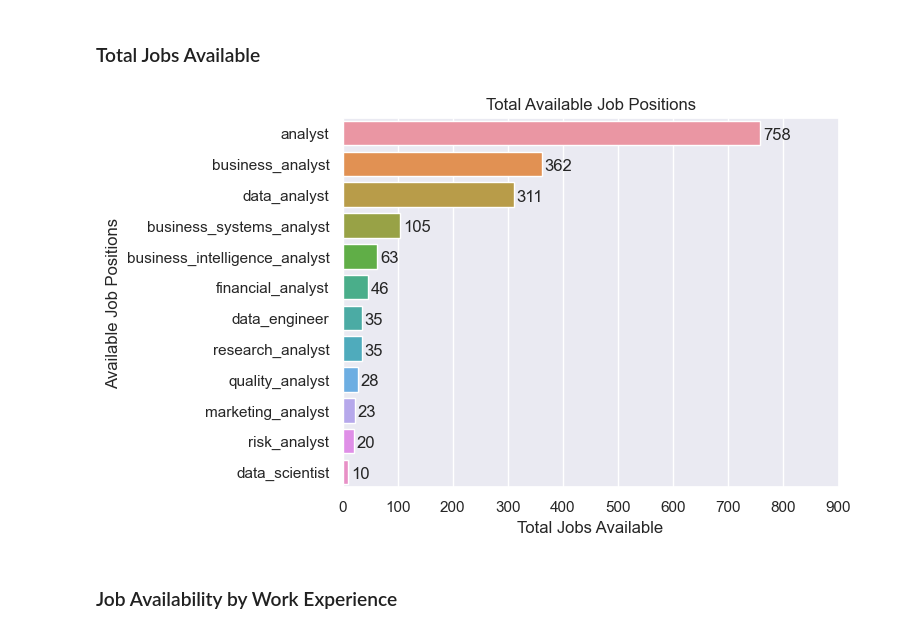
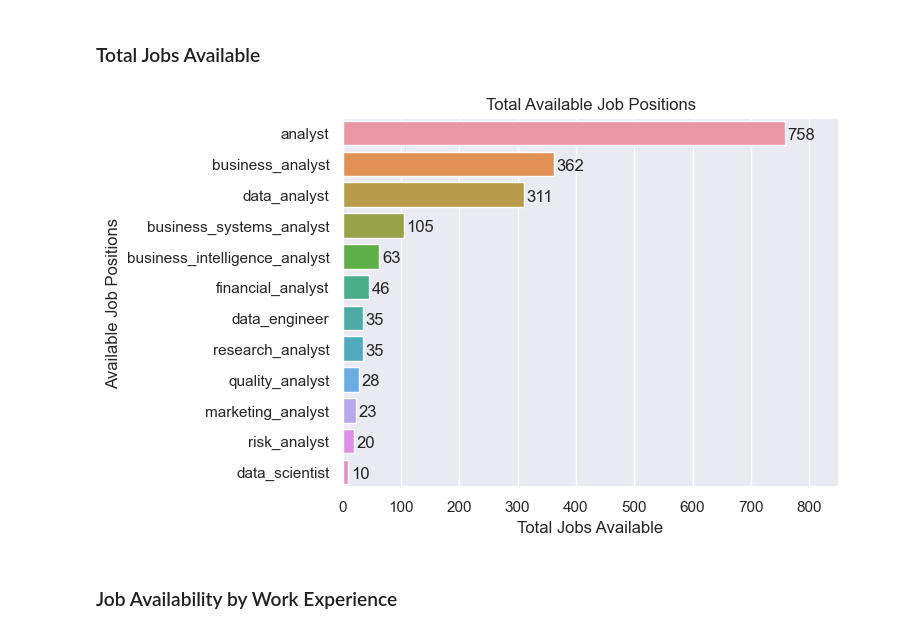
Before and after one commit to jasondo-da/Canadian_Data_Science_Jobs_Analysis, a Jupyter notebook: da_job_posts_canada_analysis.ipynb, the cells around one changed output. Saved outputs shown, nothing was run; the diff lists cells and outputs as text; code cells hidden in the pictures.

```diff
--- a/da_job_posts_canada_analysis.ipynb
+++ b/da_job_posts_canada_analysis.ipynb
@@ -764,46 +774,46 @@ def repeating_sal_value(value):
     if len(str(value)) <= 1:
         return str(value)
 
-    elif str(value)[0:5] == str(value)[5:10]:
+    if str(value)[0:5] == str(value)[5:10]:
         return str(value)[5:]
 
-    elif str(value)[0:6] == str(value)[6:12]:
+    if str(value)[0:6] == str(value)[6:12]:
         return str(value)[6:]
 
-    elif str(value)[0:7] == str(value)[6:14]:
+    if str(value)[0:7] == str(value)[6:14]:
         return str(value)[7:]
 
-    elif str(value)[0:11] == str(value)[11:22]:
+    if str(value)[0:11] == str(value)[11:22]:
         return str(value)[11:]
 
-    elif str(value)[0:12] == str(value)[12:24]:
+    if str(value)[0:12] == str(value)[12:24]:
         return str(value)[12:]
 
-    elif str(value)[0:12] == str(value)[13:25]:
+    if str(value)[0:12] == str(value)[13:25]:
         return str(value)[:12]
 
-    elif str(value)[0:5] == str(value)[12:17]:
+    if str(value)[0:5] == str(value)[12:17]:
         return str(value)[12:]
 
-    elif str(value)[0:13] == str(value)[14:26]:
+    if str(value)[0:13] == str(value)[14:26]:
         return str(value)[13:]
 
-    elif str(value)[0:6] == str(value)[13:19]:
+    if str(value)[0:6] == str(value)[13:19]:
         return str(value)[13:]
 
-    elif str(value)[0:11] == str(value)[11:22]:
+    if str(value)[0:11] == str(value)[11:22]:
         return str(value)[11:]
 
-    elif str(value)[0:17] == str(value)[17:34]:
+    if str(value)[0:17] == str(value)[17:34]:
         return str(value)[17:]
 
-    elif str(value)[6:11] == str(value)[11:16]:
+    if str(value)[6:11] == str(value)[11:16]:
         return str(value)[11:]
 
-    elif str(value)[0:5] == str(value)[11:16]:
+    if str(value)[0:5] == str(value)[11:16]:
         return str(value)[11:]
 
-    elif str(value)[9:17] == str(value)[17:25]:
+    if str(value)[9:17] == str(value)[17:25]:
         return str(value)[17:]
 
     else:
@@ -845,7 +855,7 @@ def cleaning_sal(value):
      if str(value).endswith('.'):
         return value[:-1]
 
-     elif str(value).startswith('-'):
+     if str(value).startswith('-'):
         return value[1:]
 
      else:
@@ -881,10 +891,10 @@ array(['0-0', '87875-105000', '55.39-62.66', '43.82-51.78',
        '67000-102000', '94000-110000', '86000-94000', '72000-153000'],
       dtype=object)
 # %%
-new = df['salary'].str.split('-', n=1, expand=True)
+new_sal = df['salary'].str.split('-', n=1, expand=True)
 
-df['min_salary'] = new[0]
-df['max_salary'] = new[1]
+df['min_salary'] = new_sal[0]
+df['max_salary'] = new_sal[1]
 df.head()
 # %% [output]
 |  | job_title | employer_name | tech_skills | salary | city | province | web_platform | experience_level | ... |
@@ -1167,29 +1177,29 @@ memory usage: 147.5+ KB
 # %%
 sns.set(style='darkgrid')
 
 total_jobs = sns.countplot(data=df,
               y='job_title',
               order=df['job_title'].value_counts().index)
 
 for rect in total_jobs.patches:
     y_value = rect.get_y() + (rect.get_height() + 0.2) / 2
     x_value = rect.get_width()
     label = '{:.0f}'.format(x_value)
     total_jobs.annotate(label,
                         (x_value, y_value),
                         xytext=(2, 1),
                         textcoords='offset points',
                         ha='left',
                         va='center')
 
 
 plt.title('Total Available Job Positions')
 plt.xlabel('Total Jobs Available')
-plt.xlim([0,900])
+plt.xlim([0,850])
 plt.ylabel('Available Job Positions')
 plt.show()
 # %% [output]
-[figure, old version]
+[figure, new version]
 # %% [markdown]
 ### Job Availability by Work Experience
 # %%
```
Also changed, not shown: parts of 12 cells of this notebook.
